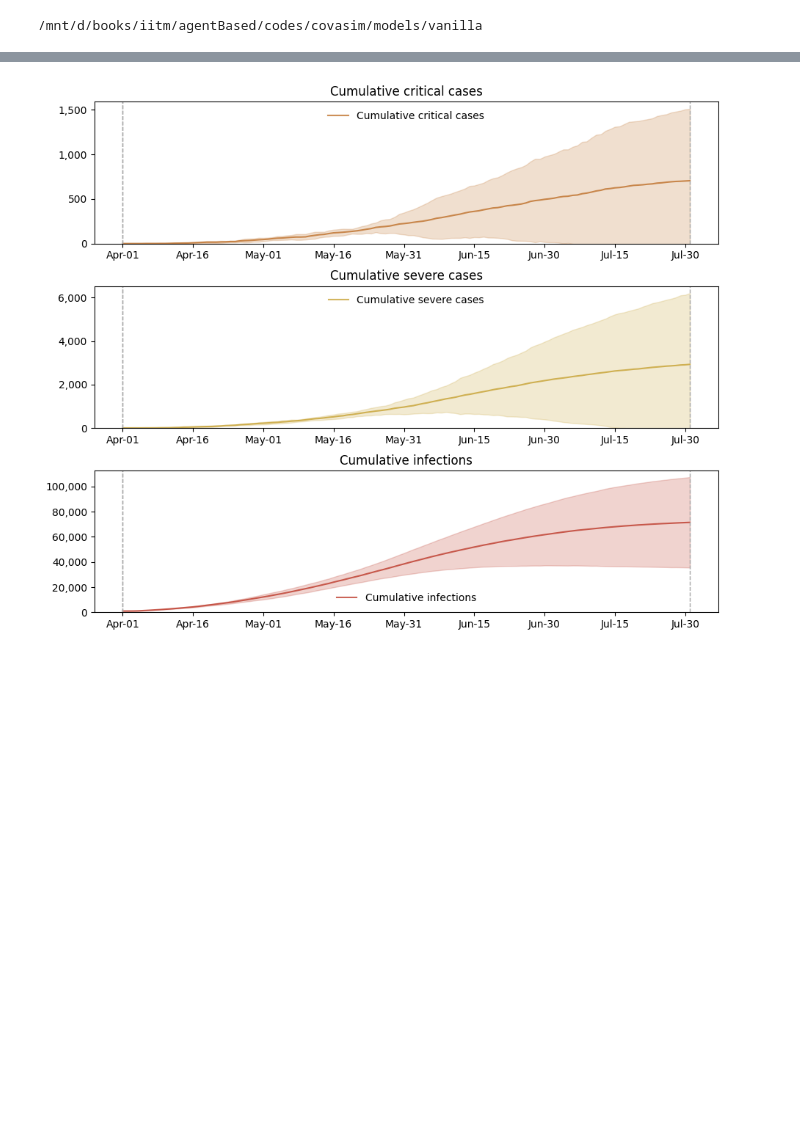
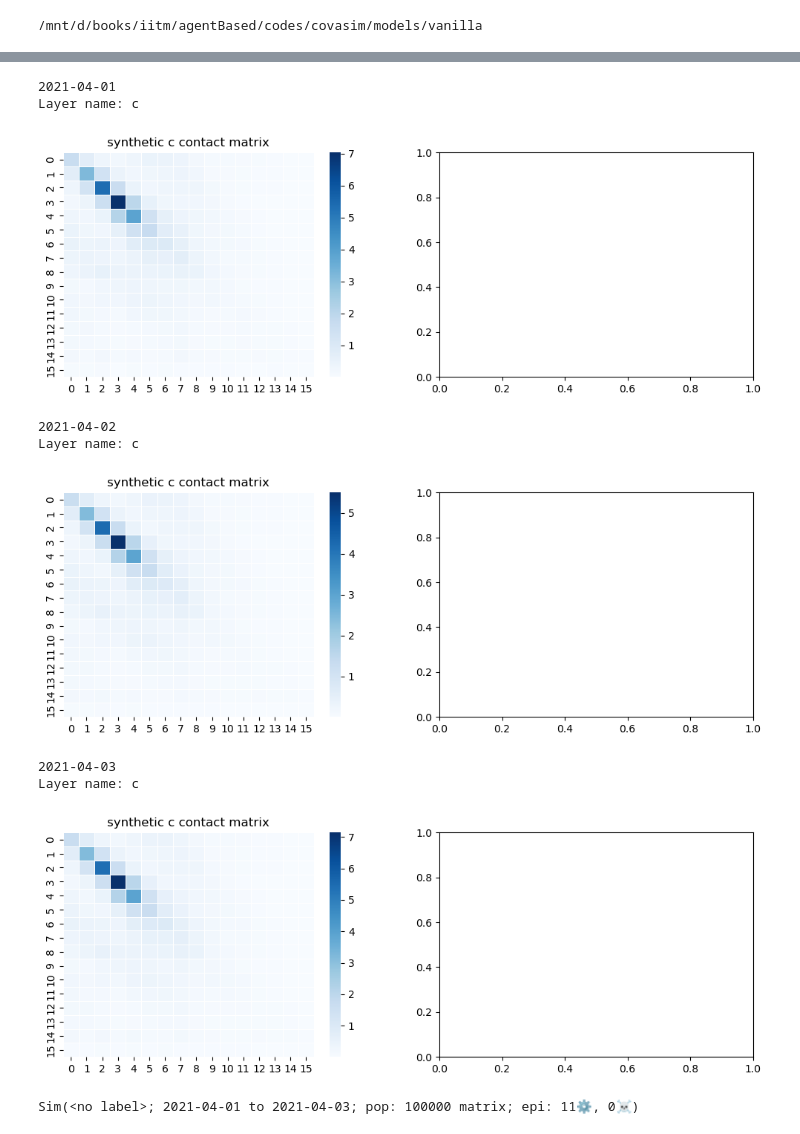
Before and after one commit to returaj/covasim, a Jupyter notebook: models/vanilla/MatrixBasedPop.ipynb, the cells around one changed output, grey strips where cells are left out. Saved outputs shown, nothing was run; the diff lists cells and outputs as text; code cells hidden in the pictures; blank space fills up the shorter version.

```diff
--- a/models/vanilla/MatrixBasedPop.ipynb
+++ b/models/vanilla/MatrixBasedPop.ipynb
@@ -66,5 +74,21 @@ MultiSim(n_sims: 5; base: Sim(<no label>; 2021-04-01 to 2021-07-31; pop: 20000 m
+# %%
+# Community intervention
+
+sim = cv.Sim(interventions=[comm_interv], variants=delta, pars=pars)
+sim.run()
+# %% [output]
+2021-04-01
+Layer name: c
+[figure, added]
+2021-04-02
+Layer name: c
+[figure, added]
+2021-04-03
+Layer name: c
+[figure, added]
+Sim(<no label>; 2021-04-01 to 2021-04-03; pop: 100000 matrix; epi: 11⚙, 0☠)
 # %%
-msim.mean()
-msim.plot(to_plot=['cum_critical', 'cum_severe', 'cum_infections'])
+# msim.mean()
+# msim.plot(to_plot=['cum_critical', 'cum_severe', 'cum_infections'])
+
+sim.plot()
-# %% [output]
-[figure, removed]
```
Also changed, not shown: parts of 7 cells of this notebook, 6 other files.
